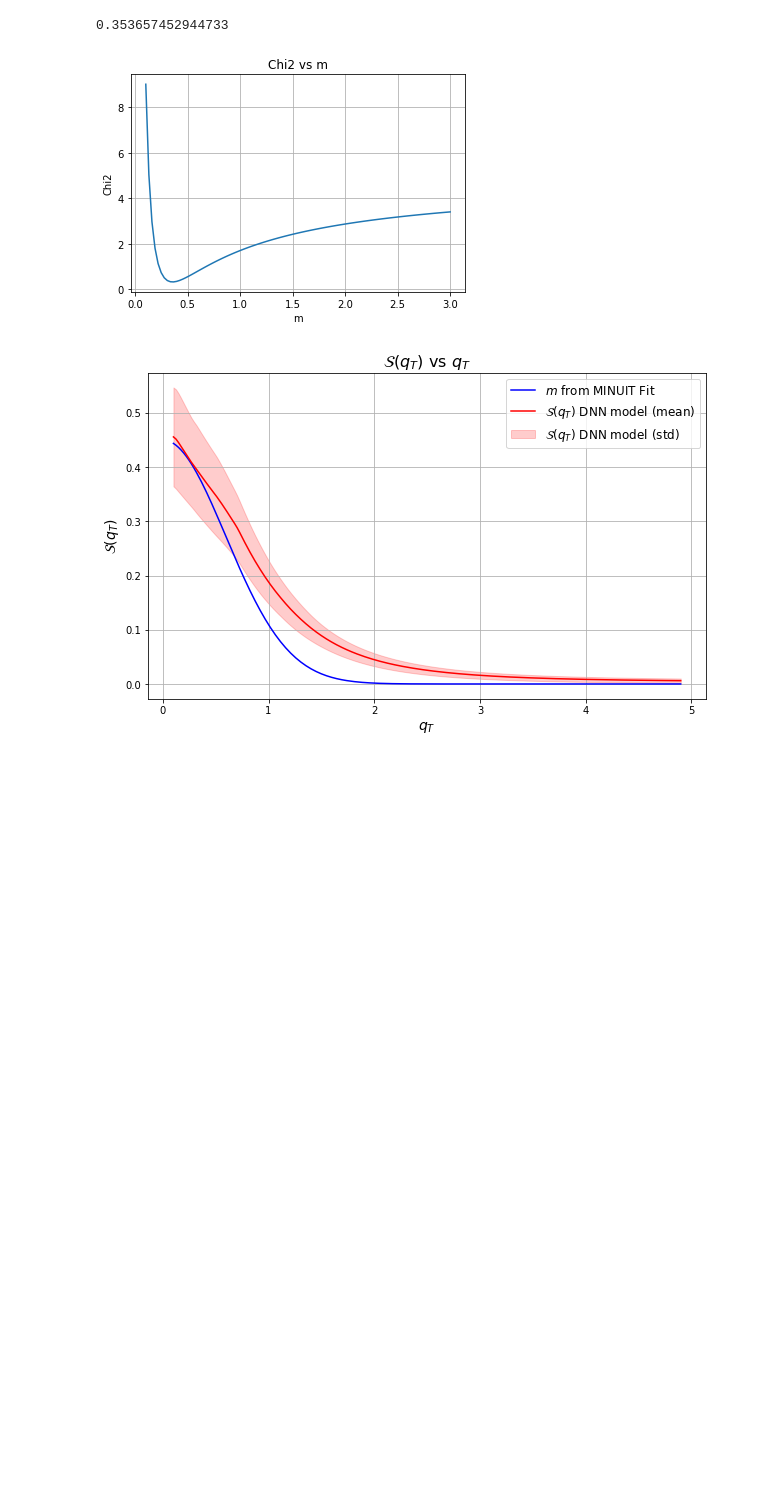
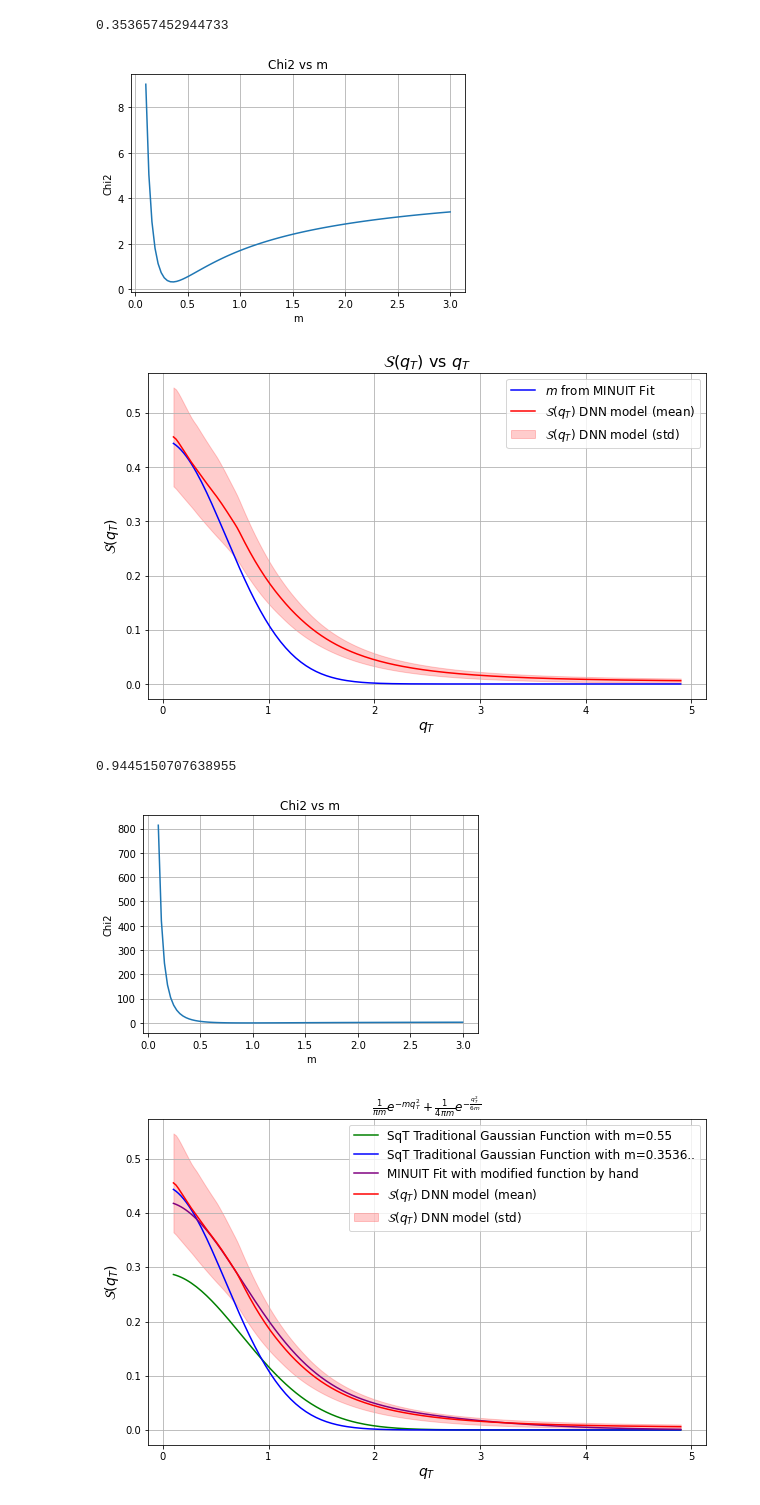
Before and after one commit to uva-spin/TMDs, a Jupyter notebook: UnpolarizedTMDs_Extraction/Tests_with_E288_Kinematics/Ansatz_Approach_for_QM/Work/Paper/Initial_Exp_Data_Fits/Implementing_both_Sq_and_B/Fit_to_find_m/Minuit_Fit.ipynb, the cells around one changed output. Drawn from its saved outputs; the diff is of its cells as text; code cells hidden in the pictures; blank space fills up the shorter version.

```diff
--- a/UnpolarizedTMDs_Extraction/Tests_with_E288_Kinematics/Ansatz_Approach_for_QM/Work/Paper/Initial_Exp_Data_Fits/Implementing_both_Sq_and_B/Fit_to_find_m/Minuit_Fit.ipynb
+++ b/UnpolarizedTMDs_Extraction/Tests_with_E288_Kinematics/Ansatz_Approach_for_QM/Work/Paper/Initial_Exp_Data_Fits/Implementing_both_Sq_and_B/Fit_to_find_m/Minuit_Fit.ipynb
@@ -167,3 +167,80 @@ plt.savefig('Fit_Results_for_Sqt.pdf')
 0.353657452944733
 [figure]
 [figure]
+# %%
+import pandas as pd
+import numpy as np
+from iminuit import Minuit
+import matplotlib.pyplot as plt
+
+def model_function(qT, m):
+    return 1/(1*np.pi*m) * np.exp(-m*(qT)**2) + 1/(4*np.pi*m) * np.exp(-qT**2/(6*m))
+#    return 1/(1*np.pi*m) * np.exp(-m*(qT-m/512)**2) + 1/(2.5*np.pi*m) * np.exp(-qT**2/(4*m))
+
+def SqT_Gauss(qT, m):
+    return 1/(2*np.pi*m) * np.exp(-qT**2/(2*m))
+
+
+functions_results = pd.read_csv("comparison_results.csv")
+
+
+qT = np.array(functions_results['qT'])
+SqTmean = np.array(functions_results['SqT_mean'])
+SqTstd = np.array(functions_results['SqT_std'])
+
+SqTGauss = np.array(SqT_Gauss(qT,0.55))
+
+
+def chi2(m):
+    yth = model_function(qT,m)
+    yexp = SqTmean
+    yerr = SqTstd
+    tempChi2=np.sum(((yth-yexp))**2)
+    return tempChi2
+
+m_initial_guess = 0.4
+minuit = Minuit(chi2, m=m_initial_guess)
+
+
+minuit.limits["m"] = (0, 1.0)  # m should be positive
+
+
+minuit.migrad()
+minuit.hesse()
+
+m_solution = minuit.values["m"]
+print(minuit.values["m"])
+
+
+ms = np.linspace(0.1, 3.0, 100)
+chi2_vals = [chi2(m) for m in ms]
+plt.plot(ms, chi2_vals)
+plt.xlabel("m")
+plt.ylabel("Chi2")
+plt.title("Chi2 vs m")
+plt.grid()
+plt.show()
+
+
+SqT_model = np.array(model_function(qT,m_solution))
+
+SqT_minuit_for_Gauss = np.array(SqT_Gauss(qT,0.353657452944733))
+
+
+# ####### Plot SqT ############
+plt.figure(1,figsize=(10, 6))
+plt.plot(qT,SqTGauss,label='SqT Traditional Gaussian Function with m=0.55', linestyle='-', color='green')
+plt.plot(qT,SqT_minuit_for_Gauss,label='SqT Traditional Gaussian Function with m=0.3536..', linestyle='-', color='blue')
+plt.plot(qT, SqT_model, label='MINUIT Fit with modified function by hand', linestyle='-', color='purple')
+plt.plot(qT, SqTmean, label='$\mathcal{S}(q_T)$ DNN model (mean)', linestyle='-', color='red')
+plt.fill_between(qT, SqTmean - SqTstd, SqTmean + SqTstd, color='red', alpha=0.2, label='$\mathcal{S}(q_T)$ DNN model (std)')
+plt.xlabel(r'$q_T$', fontsize=14)
+plt.ylabel(r'$\mathcal{S}(q_T)$', fontsize=14)
+plt.title('$\\frac{1}{\pi m} e^{-m q_T^2} + \\frac{1}{4\pi m} e^{-\\frac{q_T^2}{6m}} $', fontsize=12)
+plt.legend(fontsize=12)
+plt.grid(True)
+plt.savefig('Fit_Results_for_Sqt_manual.pdf')
+# %% [output]
+0.9445150707638955
+[figure, added]
+[figure, added]
```
Also changed, not shown: 2 other files.
